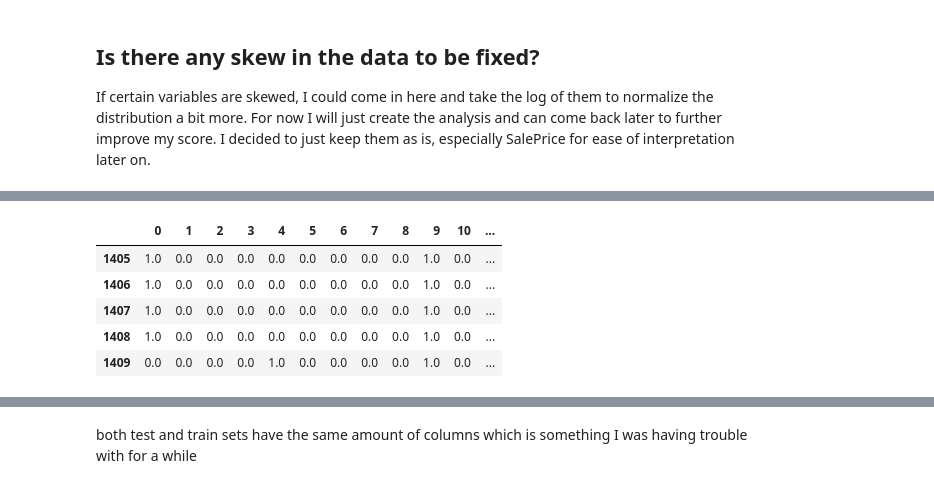
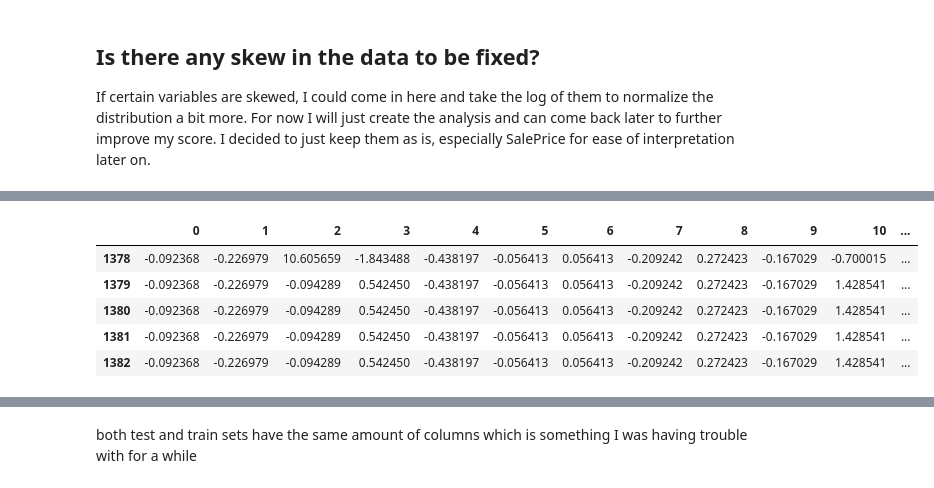
Before and after one commit to robertjprior/Intro-ML-Projects, a Jupyter notebook: ML HW 2.ipynb, the cells around one changed output, grey strips where cells are left out. Cells and saved outputs as stored; diff of their text form; code cells hidden in the pictures.

```diff
--- a/ML HW 2.ipynb
+++ b/ML HW 2.ipynb
@@ -546,0 +553,2 @@ y = train_df.SalePrice
+# %%
+numerical_features = ["MSSubClass", "LotFrontage", "LotArea", "YearBuilt", "TotalBsmtSF", "1stFlrSF", "GrLivArea", "GarageYrBlt", "GarageArea", "YrSold", "TotalSqFt",  "SalePrice"]
@@ -546,0 +560,4 @@ y = train_df.SalePrice
+# %%
+#my for loop for dropping outside the specified range
+for feature in numerical_features:
+    train_df = train_df[(train_df[feature] > (q_df[feature].iloc[0] - 2.5 * q_df[feature].iloc[2])) & (train_df[feature] < (q_df[feature].iloc[1] + 2.5 * q_df[feature].iloc[2]))]
@@ -547,5 +577,5 @@ y = train_df.SalePrice
 # %%
 #combining the test and train datasets for creating dummy variables
-whole_dataset = pd.concat([train_df,test_df],axis=0)
+whole_dataset = pd.concat([train_df,test_df],axis=0, sort=False)
 whole_dataset.head()
 # %% [output]
@@ -576,23 +632,27 @@ whole_dataset.shape
 #scale the dataset before breaking it up
 from sklearn.preprocessing import MinMaxScaler, StandardScaler
 min_max = MinMaxScaler()
-index = whole_dataset.Id
+index = whole_dataset["Id"]
 whole_dataset = whole_dataset.drop(["Id"], axis=1)
-whole_dataset = min_max.fit_transform(whole_dataset)
+#whole_dataset = min_max.fit_transform(whole_dataset)
+#do a try with standard scaler
+scaler = StandardScaler()
+scaler.fit(whole_dataset)
+whole_dataset = scaler.transform(whole_dataset)
 whole_dataset = pd.DataFrame(whole_dataset)
 # %%
 #now to break them out into test and train datasets again
-standard_train = whole_dataset.iloc[:1405, ]
-standard_test = whole_dataset.iloc[1405:, ]
+standard_train = whole_dataset.iloc[:1378, ]
+standard_test = whole_dataset.iloc[1378:, ]
 #to make sure it all looks good I'll just peek at the dataframes
 standard_test.head()
 # %% [output]
 |  | 0 | 1 | 2 | 3 | 4 | 5 | 6 | 7 | 8 | 9 | 10 | ... |
-| 1405 | 1.0 | 0.0 | 0.0 | 0.0 | 0.0 | 0.0 | 0.0 | 0.0 | 0.0 | 1.0 | 0.0 | ... |
-| 1406 | 1.0 | 0.0 | 0.0 | 0.0 | 0.0 | 0.0 | 0.0 | 0.0 | 0.0 | 1.0 | 0.0 | ... |
-| 1407 | 1.0 | 0.0 | 0.0 | 0.0 | 0.0 | 0.0 | 0.0 | 0.0 | 0.0 | 1.0 | 0.0 | ... |
-| 1408 | 1.0 | 0.0 | 0.0 | 0.0 | 0.0 | 0.0 | 0.0 | 0.0 | 0.0 | 1.0 | 0.0 | ... |
-| 1409 | 0.0 | 0.0 | 0.0 | 0.0 | 1.0 | 0.0 | 0.0 | 0.0 | 0.0 | 1.0 | 0.0 | ... |
+| 1378 | -0.092368 | -0.226979 | 10.605659 | -1.843488 | -0.438197 | -0.056413 | 0.056413 | -0.209242 | 0.272423 | -0.167029 | -0.700015 | ... |
+| 1379 | -0.092368 | -0.226979 | -0.094289 | 0.542450 | -0.438197 | -0.056413 | 0.056413 | -0.209242 | 0.272423 | -0.167029 | 1.428541 | ... |
+| 1380 | -0.092368 | -0.226979 | -0.094289 | 0.542450 | -0.438197 | -0.056413 | 0.056413 | -0.209242 | 0.272423 | -0.167029 | 1.428541 | ... |
+| 1381 | -0.092368 | -0.226979 | -0.094289 | 0.542450 | -0.438197 | -0.056413 | 0.056413 | -0.209242 | 0.272423 | -0.167029 | 1.428541 | ... |
+| 1382 | -0.092368 | -0.226979 | -0.094289 | 0.542450 | -0.438197 | -0.056413 | 0.056413 | -0.209242 | 0.272423 | -0.167029 | 1.428541 | ... |
 # %%
 standard_train.head()
 # %% [output]
```
Also changed, not shown: parts of 116 cells of this notebook.
